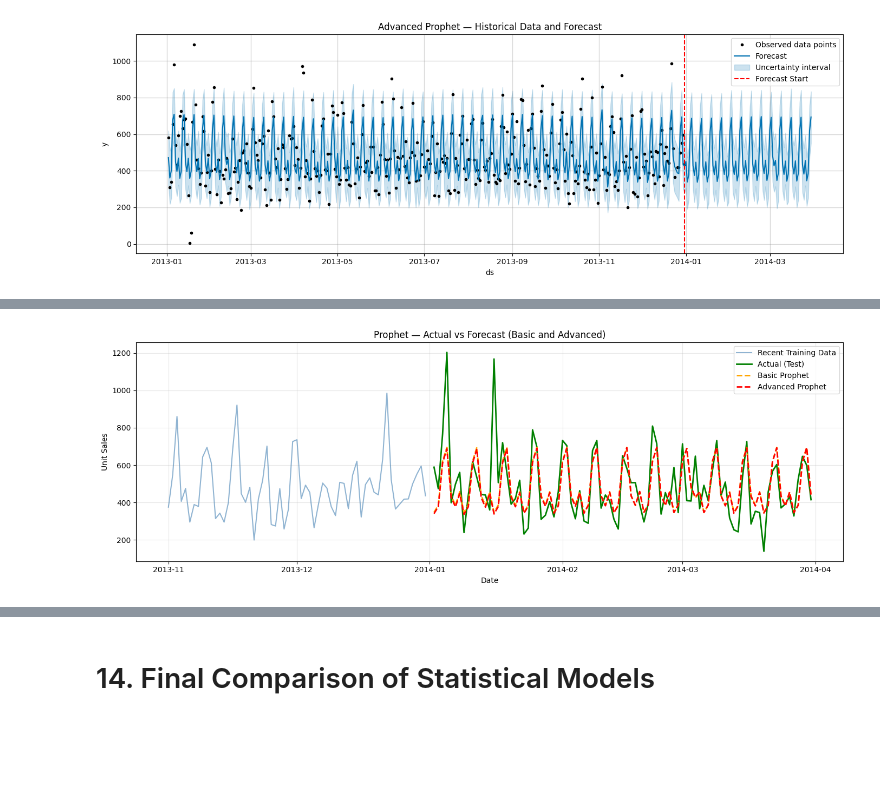
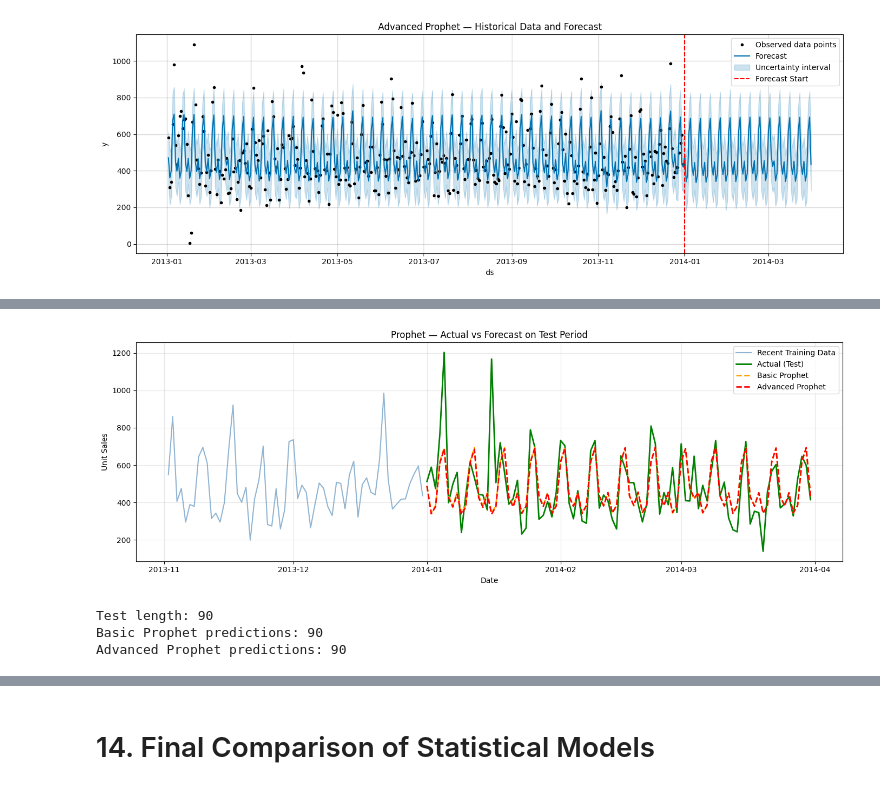
Before and after one commit to sergey-kasatov/time-series-forecasting-project, a Jupyter notebook: notebooks/week2/03_statistical_models.ipynb, the cells around one changed output, grey strips where cells are left out. Cells and saved outputs as stored; diff of their text form; code cells hidden in the pictures; blank space fills up the shorter version.

```diff
--- a/notebooks/week2/03_statistical_models.ipynb
+++ b/notebooks/week2/03_statistical_models.ipynb
@@ -434,6 +467,6 @@ sarimax_exog_df = sarimax_exog_df.merge(
 )
 
 # Fill missing oil values after the merge
-sarimax_exog_df["oil_price_interpolated"] = sarimax_exog_df["oil_price_interpolated"].ffill()
+sarimax_exog_df["oil_price_interpolated"] = sarimax_exog_df["oil_price_interpolated"].ffill().bfill()
 # %%
 # Create aligned holiday flags directly in the SARIMAX exogenous dataframe
@@ -1092,11 +1258,14 @@ plt.show()
 # %% [output]
 [figure]
 # %%
-# Display the key forecast columns for both Prophet models
-print("Basic Prophet forecast:")
-print(forecast_prophet_basic[["ds", "yhat", "yhat_lower", "yhat_upper"]].head())
-print()
+# Extract only the test-period forecast rows
 
-print("Advanced Prophet forecast:")
-print(forecast_prophet_adv[["ds", "yhat", "yhat_lower", "yhat_upper"]].head())
+forecast_basic_test = forecast_basic.tail(len(test)).copy()
+forecast_adv_test = forecast_adv.tail(len(test)).copy()
+
+print("Basic Prophet test forecast date range:")
+print(forecast_basic_test["ds"].min(), "to", forecast_basic_test["ds"].max())
+
+print("\nAdvanced Prophet test forecast date range:")
+print(forecast_adv_test["ds"].min(), "to", forecast_adv_test["ds"].max())
 # %% [output]
@@ -1118,5 +1277,6 @@ Advanced Prophet forecast:
 # %%
 # Plot both Prophet forecasts against the actual test values
+
 plt.figure(figsize=(14, 5))
 
 plt.plot(
@@ -1130,39 +1290,49 @@ plt.plot(
 
 plt.plot(
     test.index,
     test["unit_sales"],
     label="Actual (Test)",
     color="green",
     linewidth=2
 )
 
 plt.plot(
-    forecast_prophet_basic["ds"],
-    forecast_prophet_basic["yhat"],
+    forecast_basic_test["ds"],
+    forecast_basic_test["yhat"],
     label="Basic Prophet",
     color="orange",
     linewidth=2,
     linestyle="--"
 )
 
 plt.plot(
-    forecast_prophet_adv["ds"],
-    forecast_prophet_adv["yhat"],
+    forecast_adv_test["ds"],
+    forecast_adv_test["yhat"],
     label="Advanced Prophet",
     color="red",
     linewidth=2,
     linestyle="--"
 )
 
-plt.title("Prophet — Actual vs Forecast (Basic and Advanced)")
+plt.title("Prophet — Actual vs Forecast on Test Period")
 plt.xlabel("Date")
 plt.ylabel("Unit Sales")
 plt.legend()
 plt.grid(True, alpha=0.3)
 plt.tight_layout()
 plt.show()
 # %% [output]
-[figure, old version]
+[figure, new version]
+# %%
+# Check prediction lengths before evaluation
+
+print("Test length:", len(test))
+print("Basic Prophet predictions:", len(prophet_basic_preds))
+print("Advanced Prophet predictions:", len(prophet_adv_preds))
+# %% [output]
+Test length: 90
+Basic Prophet predictions: 90
+Advanced Prophet predictions: 90
 # %%
 # Evaluate both Prophet variants
 def score_prophet_model(name, actual, predictions):
```
Also changed, not shown: parts of 50 cells of this notebook, 7 other files.
